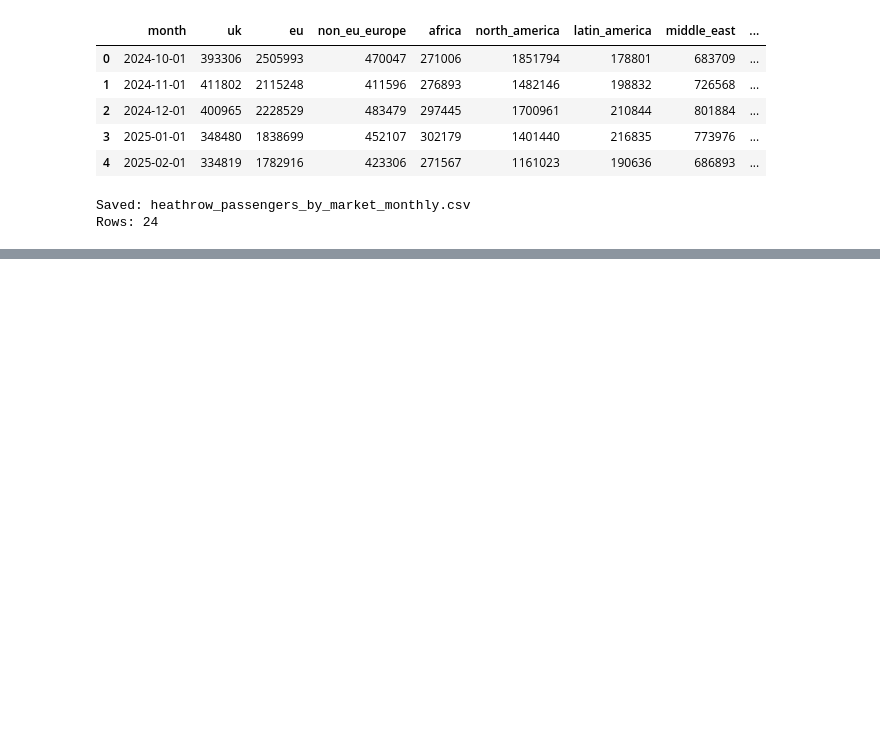
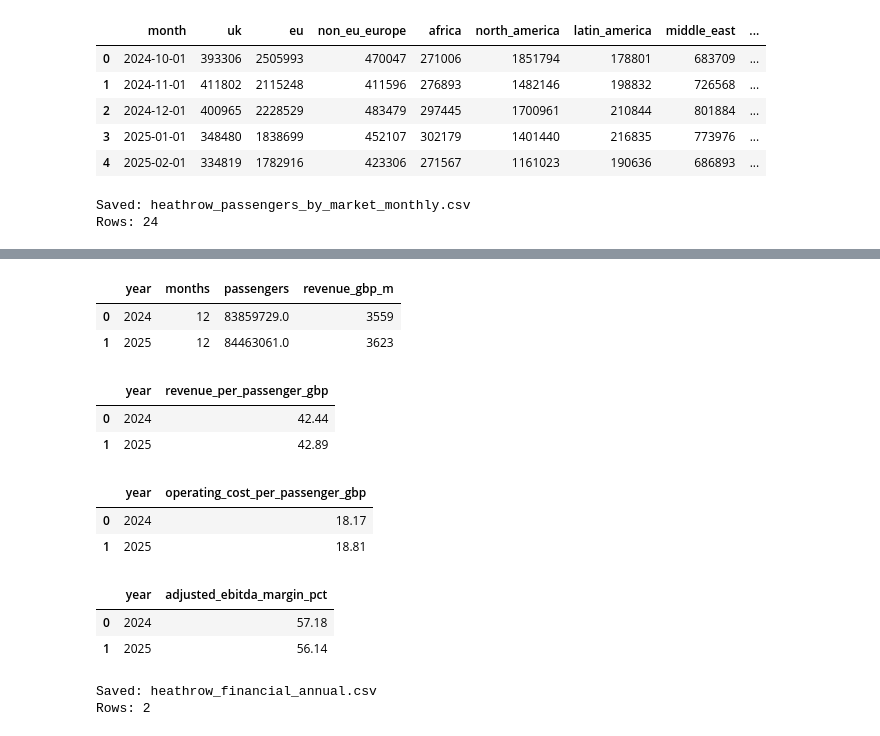
Before and after one commit to DafyddFuture/heathrow-forecasting-model, a Jupyter notebook: notebooks/01_data_collection_and_audit.ipynb, the cells around one changed output, grey strips where cells are left out. Cells and saved outputs as stored; diff of their text form; code cells hidden in the pictures; blank space fills up the shorter version.

```diff
--- a/notebooks/01_data_collection_and_audit.ipynb
+++ b/notebooks/01_data_collection_and_audit.ipynb
@@ -410,0 +498,63 @@ Rows: 24
+# %%
+financial_annual = financial_annual.merge(
+    annual_passengers,
+    on="year",
+    how="left",
+    validate="one_to_one"
+)
+
+financial_annual[
+    ["year", "months", "passengers", "revenue_gbp_m"]
+]
+# %% [output]
+|  | year | months | passengers | revenue_gbp_m |
+| 0 | 2024 | 12 | 83859729.0 | 3559 |
+| 1 | 2025 | 12 | 84463061.0 | 3623 |
+# %%
+financial_annual["revenue_per_passenger_gbp"] = (
+    financial_annual["revenue_gbp_m"] * 1_000_000
+    / financial_annual["passengers"]
+)
+
+financial_annual[
+    ["year", "revenue_per_passenger_gbp"]
+].round(2)
+# %% [output]
+|  | year | revenue_per_passenger_gbp |
+| 0 | 2024 | 42.44 |
+| 1 | 2025 | 42.89 |
+# %%
+financial_annual["operating_cost_per_passenger_gbp"] = (
+    financial_annual["adjusted_operating_costs_gbp_m"] * 1_000_000
+    / financial_annual["passengers"]
+)
+
+financial_annual[
+    ["year", "operating_cost_per_passenger_gbp"]
+].round(2)
+# %% [output]
+|  | year | operating_cost_per_passenger_gbp |
+| 0 | 2024 | 18.17 |
+| 1 | 2025 | 18.81 |
+# %%
+financial_annual["adjusted_ebitda_margin_pct"] = (
+    financial_annual["adjusted_ebitda_gbp_m"]
+    / financial_annual["revenue_gbp_m"]
+    * 100
+)
+
+financial_annual[
+    ["year", "adjusted_ebitda_margin_pct"]
+].round(2)
+# %% [output]
+|  | year | adjusted_ebitda_margin_pct |
+| 0 | 2024 | 57.18 |
+| 1 | 2025 | 56.14 |
+# %%
+financial_annual.to_csv(financial_output_path, index=False)
+
+print("Saved:", financial_output_path.name)
+print("Rows:", len(financial_annual))
+# %% [output]
+Saved: heathrow_financial_annual.csv
+Rows: 2
```
Also changed, not shown: parts of 10 cells of this notebook, 1 other file.
